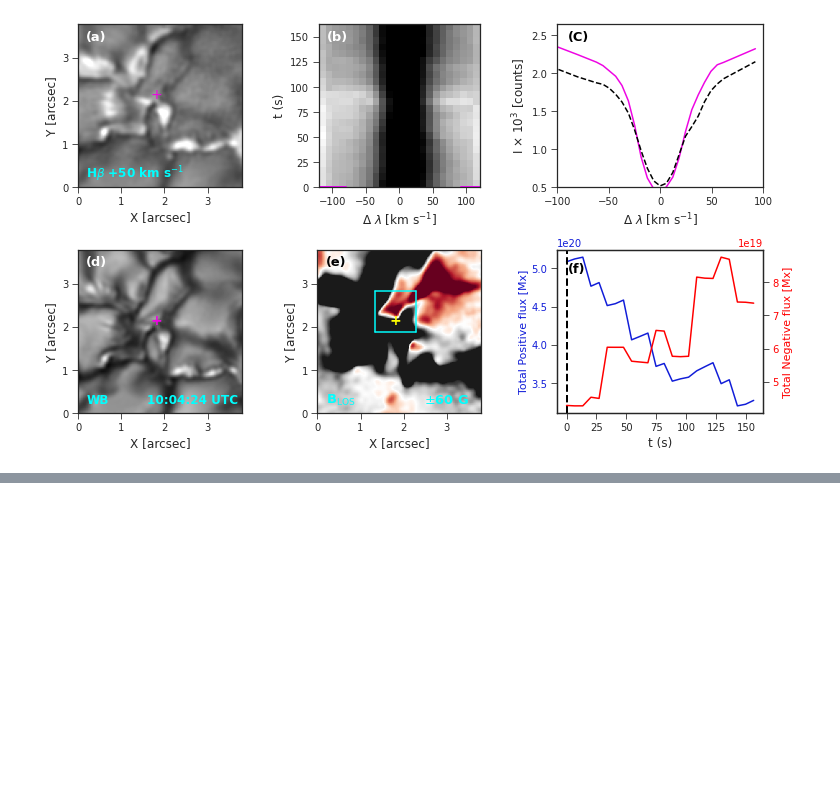
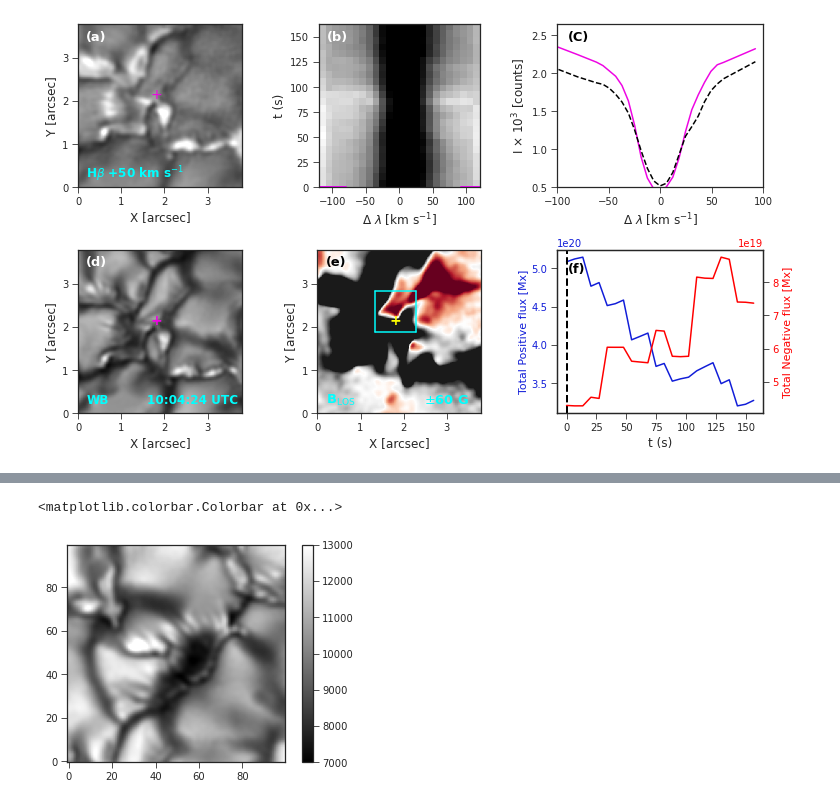
Before and after one commit to souvikita/CBP_spicule_mag, a Jupyter notebook: QSEB_CBP.ipynb, the cells around one changed output, grey strips where cells are left out. Cells and saved outputs as stored; diff of their text form; code cells hidden in the pictures; blank space fills up the shorter version.

```diff
--- a/QSEB_CBP.ipynb
+++ b/QSEB_CBP.ipynb
@@ -274,0 +297,6 @@ for time in range(1):
+# %%
+plt.imshow(cube_wb[400+245:400+245+100,600+180:600+180+100,64].T, origin='lower', cmap='gray',vmin=7000,vmax=13000)
+plt.colorbar()
+# %% [output]
+<matplotlib.colorbar.Colorbar at 0x...>
+[figure, added]
```
Also changed, not shown: parts of 12 cells of this notebook.
